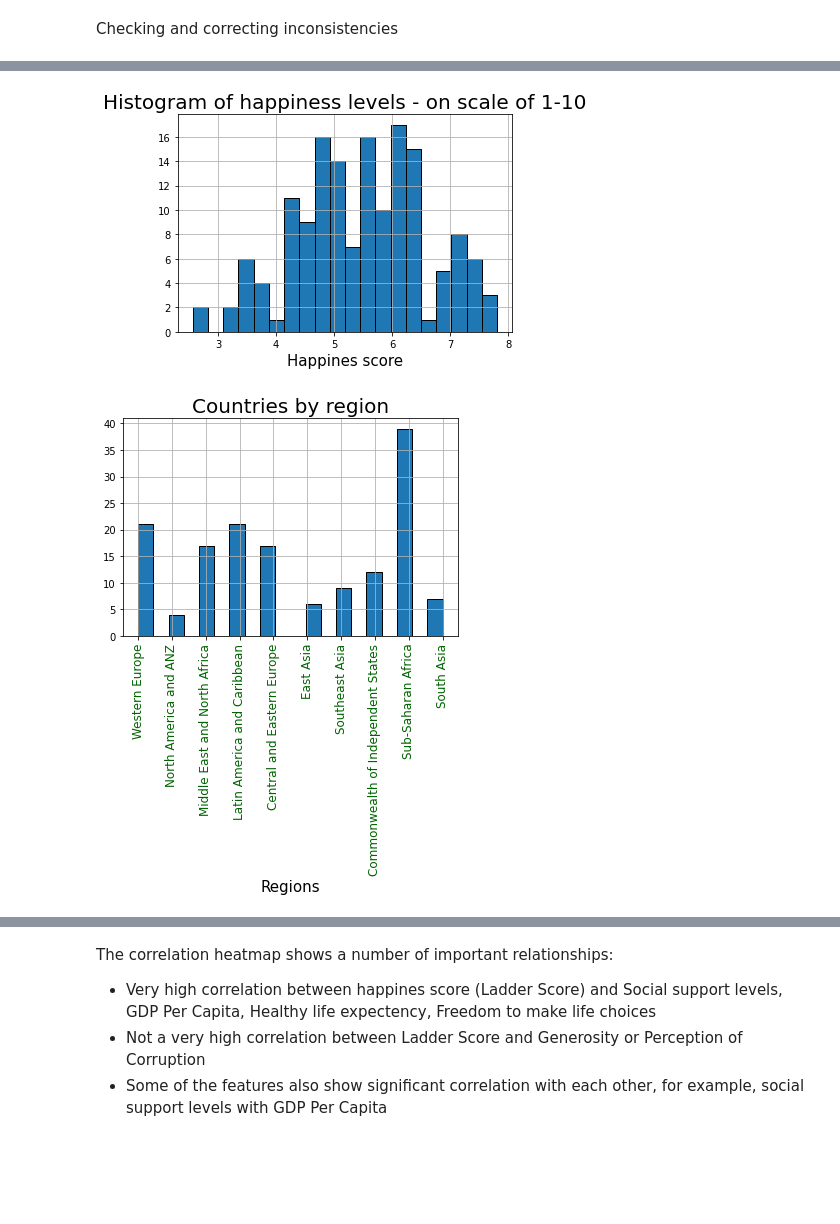
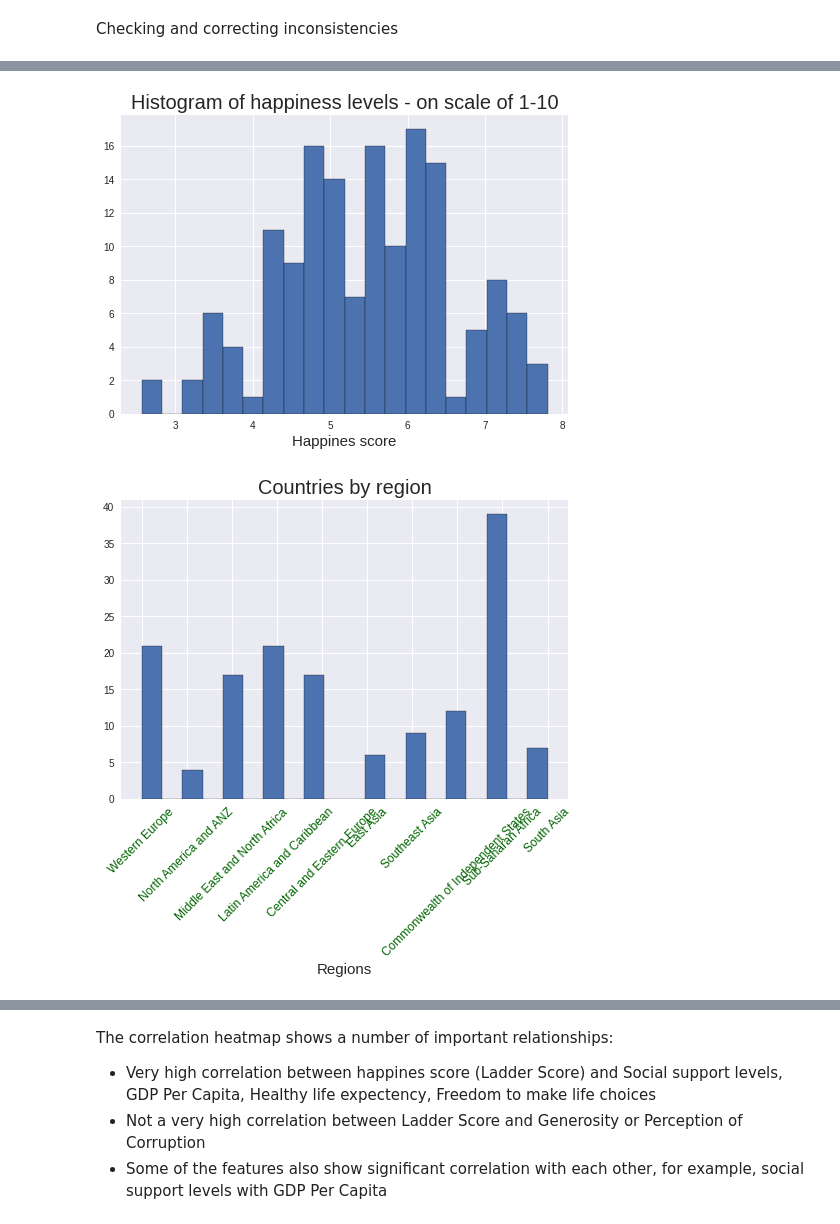
Before and after one commit to ivnizhnik/Data_Science_Project_A, a Jupyter notebook: WorldHappinessReport.ipynb, the cells around one changed output, grey strips where cells are left out. Saved outputs shown, nothing was run; the diff lists cells and outputs as text; code cells hidden in the pictures; blank space fills up the shorter version.

```diff
--- a/WorldHappinessReport.ipynb
+++ b/WorldHappinessReport.ipynb
@@ -137,18 +140,21 @@ Name: Regional indicator, dtype: int64
 # %%
+plt.style.use('seaborn')
 df['Ladder score'].hist(bins=20, edgecolor='black');
 plt.title('Histogram of happiness levels - on scale of 1-10', fontsize = 20)
 plt.xlabel('Happines score', fontsize = 15)
+# plt.grid(False)
+# plt.axis('off')
 plt.show()
 # %% [output]
-[figure, old version]
+[figure, new version]
 # %%
 df['Regional indicator'].hist(bins=20, edgecolor='black');
 plt.title('Countries by region', fontsize = 20)
 plt.xlabel('Regions', fontsize = 15)
-plt.xticks(rotation = 90, fontsize = 12, c = 'darkgreen')
+plt.xticks(rotation = 45, fontsize = 12, c = 'darkgreen')
 plt.show()
 # %% [output]
-[figure, old version]
+[figure, new version]
 # %%
 df['Logged GDP per capita'].hist(bins=20, edgecolor='black');
 plt.title('Logged GDP Per Capita', fontsize = 20)
```
Also changed, not shown: parts of 17 cells of this notebook.
